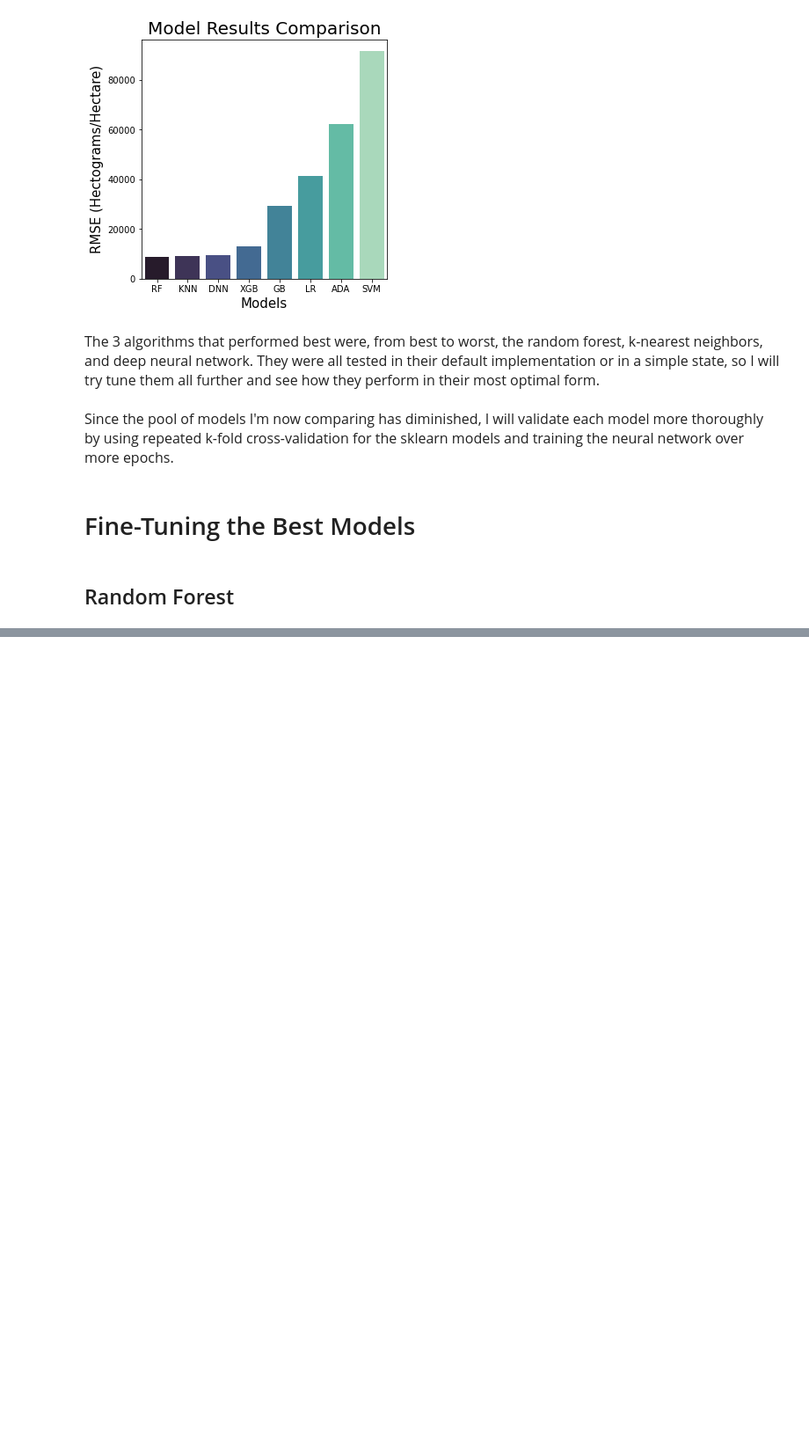
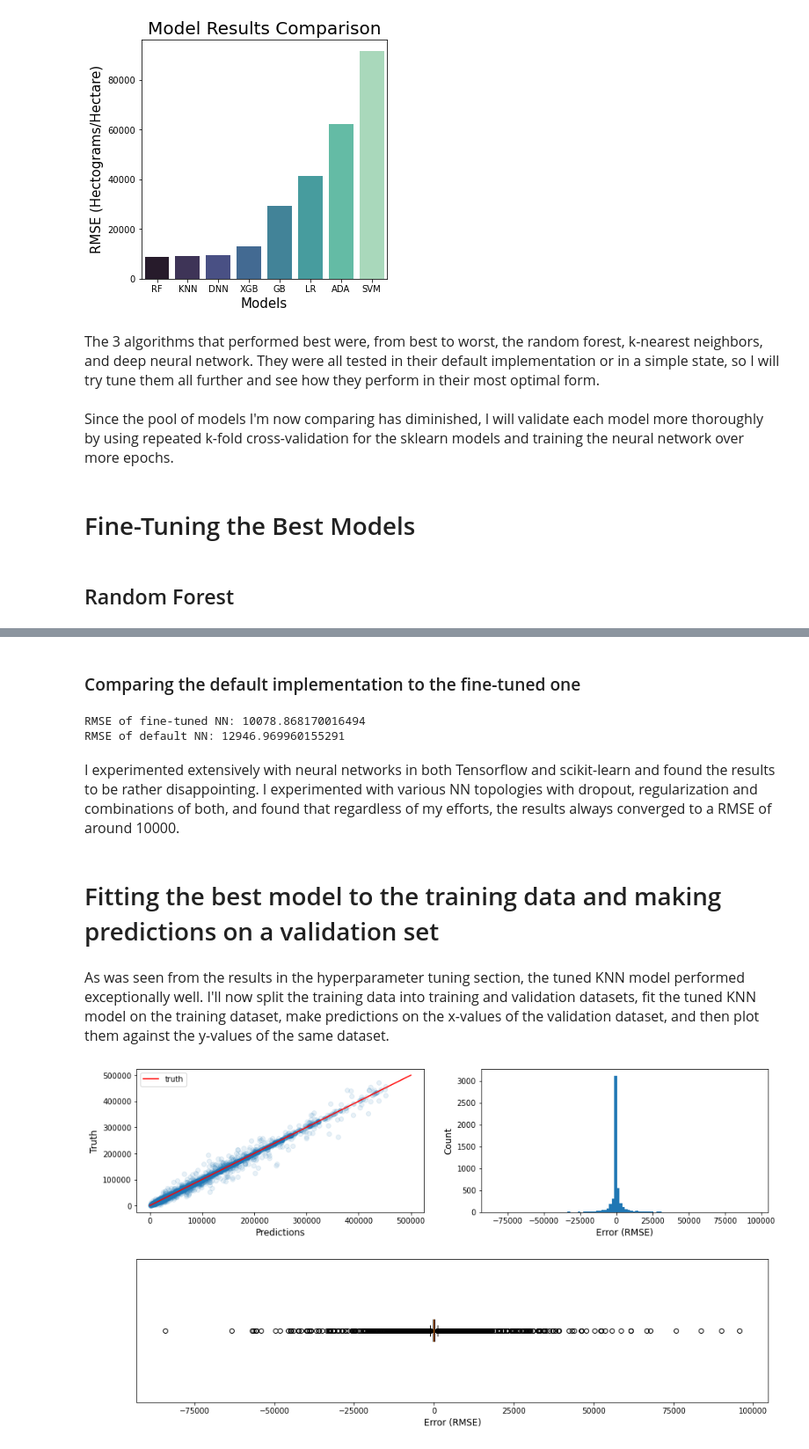
Before and after one commit to AlePouroullis/LoopQPrize, a Jupyter notebook: Challenge B.ipynb, the cells around one changed output, grey strips where cells are left out. Shown at 88% size. Drawn from its saved outputs; the diff is of its cells as text; code cells hidden in the pictures; blank space fills up the shorter version.

Commit message:
Completed notebook, saved best model and added task sheet

```diff
--- a/Challenge B.ipynb
+++ b/Challenge B.ipynb
@@ -1150,0 +1588,2 @@ sklearn_nn = MLPRegressor()
+# %% [markdown]
+<h3>Comparing the default implementation to the fine-tuned one</h3>
@@ -1150,0 +1603,44 @@ sklearn_nn = MLPRegressor()
+# %%
+print("RMSE of fine-tuned NN:", -fine_tuned_mlp_score.mean())
+print("RMSE of default NN:", -default_mlp_score.mean())
+# %% [output]
+RMSE of fine-tuned NN: 10078.868170016494
+RMSE of default NN: 12946.969960155291
+# %% [markdown]
+<font size=3>I experimented extensively with neural networks in both Tensorflow and scikit-learn and found the results to be rather disappointing. I experimented with various NN topologies with dropout, regularization and combinations of both, and found that regardless of my efforts, the results always converged to a RMSE of around 10000.
+</font>
+# %% [markdown]
+<h1>Fitting the best model to the training data and making predictions on a validation set</h1>
+# %% [markdown]
+<font size=3>As was seen from the results in the hyperparameter tuning section, the tuned KNN model performed exceptionally well. I'll now split the training data into training and validation datasets, fit the tuned KNN model on the training dataset, make predictions on the x-values of the validation dataset, and then plot them against the y-values of the same dataset.</font>
+# %%
+x_train, x_val, y_train, y_val = train_test_split(scaled_train_features, train_target, test_size=0.2)
+# %%
+fitted_tuned_knn = tuned_knn.fit(x_train, y_train)
+predictions = fitted_tuned_knn.predict(x_val)
+error = predictions - y_val
+# %%
+fig = plt.figure(figsize=(15, 7))
+subfigs = fig.subfigures(2, 1)
+
+label_font_size = 12
+
+top_axes = subfigs[0].subplots(1, 2)
+ax = top_axes[0]
+ax.scatter(predictions, y_val, alpha=0.1)
+ax.set_xlabel("Predictions", fontsize=label_font_size)
+ax.set_ylabel("Truth", fontsize=label_font_size)
+ax.plot([0,5*1e5], [0,5*1e5], color='red', label="truth")
+ax.legend();
+
+ax = top_axes[1]
+ax.hist(error, bins=100);
+ax.set_xlabel("Error (RMSE)", fontsize=label_font_size)
+ax.set_ylabel("Count", fontsize=label_font_size)
+
+ax = subfigs[1].add_subplot(1, 1, 1)
+ax.boxplot(error, vert=False);
+ax.set_yticks([])
+ax.set_xlabel("Error (RMSE)", fontsize=label_font_size);
+# %% [output]
+[figure, added]
```
Also changed, not shown: parts of 114 cells of this notebook, 2 other files.
